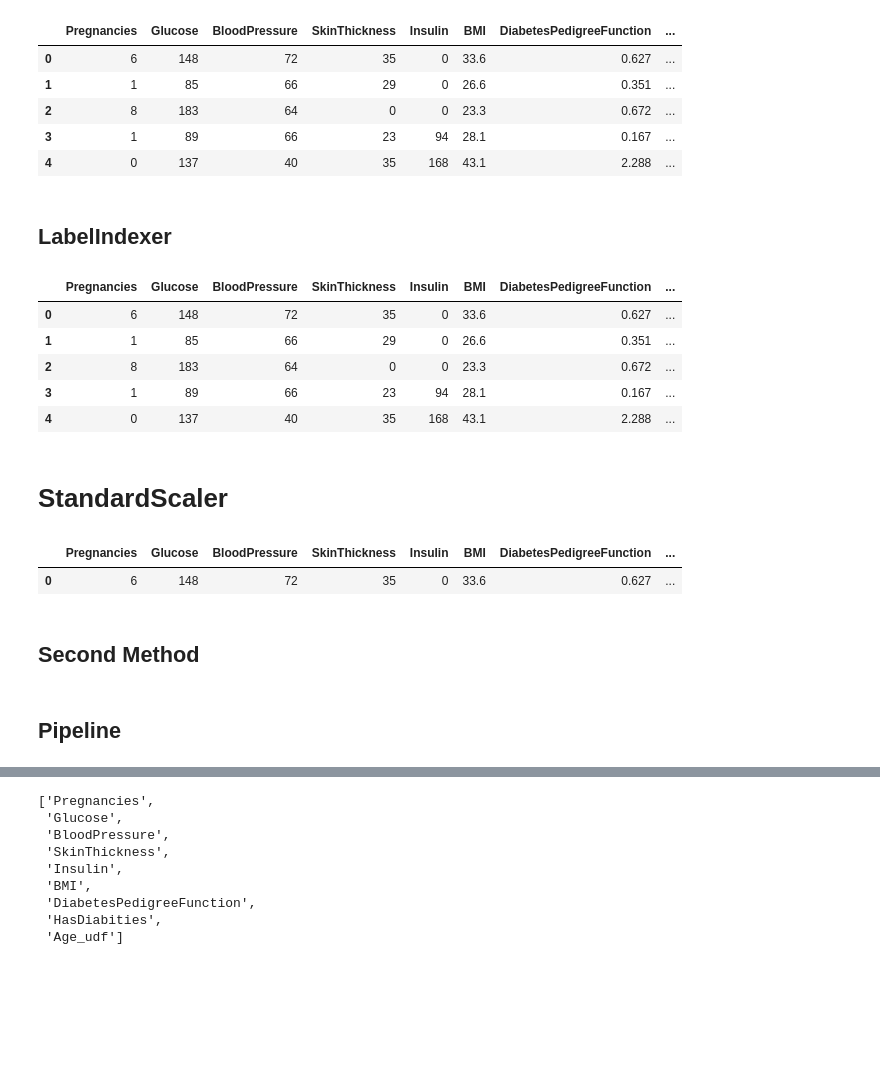
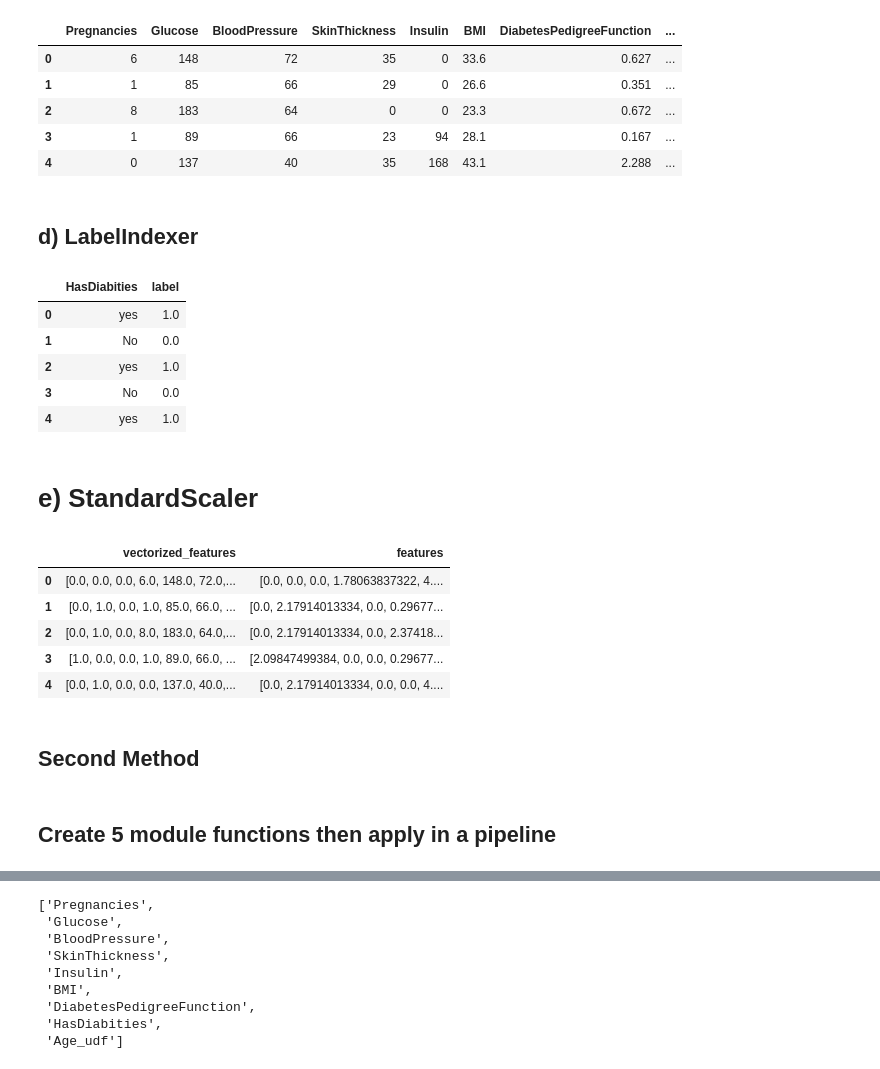
Before and after one commit to gogundur/Pyspark-Logistic-Regression, a Jupyter notebook: Pyspark/Pyspark Classification.ipynb, the cells around one changed output, grey strips where cells are left out. Cells and saved outputs as stored; diff of their text form; code cells hidden in the pictures; blank space fills up the shorter version.

```diff
--- a/Pyspark/Pyspark-Classification.ipynb
+++ b/Pyspark/Pyspark Classification.ipynb
@@ -262,8 +279,15 @@ encoder_df.toPandas().head()
+# %%
+import pandas as pd
+pd.set_option('display.max_colwidth', 80)
+pd.set_option('max_columns', 12)
 # %%
 assembler = VectorAssembler()\
-         .setInputCols (["Age_encoded","Pregnancies","Glucose","BloodPressure","SkinThickness",\
+         .setInputCols (["Age_encoded","Pregnancies","Glucose",
+                         "BloodPressure","SkinThickness",\
                          "Insulin","BMI","DiabetesPedigreeFunction"])\
          .setOutputCol ("vectorized_features")
+
+
 assembler_df=assembler.transform(encoder_df)
 assembler_df.toPandas().head()
 # %% [output]
@@ -274,37 +298,45 @@ assembler_df.toPandas().head()
 | 3 | 1 | 89 | 66 | 23 | 94 | 28.1 | 0.167 | ... |
 | 4 | 0 | 137 | 40 | 35 | 168 | 43.1 | 2.288 | ... |
 # %% [markdown]
-## LabelIndexer
+## d) LabelIndexer
 # %%
 label_indexer = StringIndexer()\
          .setInputCol ("HasDiabities")\
          .setOutputCol ("label")
+
 label_indexer_model=label_indexer.fit(assembler_df)
 label_indexer_df=label_indexer_model.transform(assembler_df)
-label_indexer_df.toPandas().head()
+
+label_indexer_df.select("HasDiabities","label").toPandas().head()
 # %% [output]
-|  | Pregnancies | Glucose | BloodPressure | SkinThickness | Insulin | BMI | DiabetesPedigreeFunction | ... |
-| 0 | 6 | 148 | 72 | 35 | 0 | 33.6 | 0.627 | ... |
-| 1 | 1 | 85 | 66 | 29 | 0 | 26.6 | 0.351 | ... |
-| 2 | 8 | 183 | 64 | 0 | 0 | 23.3 | 0.672 | ... |
-| 3 | 1 | 89 | 66 | 23 | 94 | 28.1 | 0.167 | ... |
-| 4 | 0 | 137 | 40 | 35 | 168 | 43.1 | 2.288 | ... |
+|  | HasDiabities | label |
+| 0 | yes | 1.0 |
+| 1 | No | 0.0 |
+| 2 | yes | 1.0 |
+| 3 | No | 0.0 |
+| 4 | yes | 1.0 |
 # %% [markdown]
-# StandardScaler
+# e) StandardScaler
 # %%
 scaler = StandardScaler()\
          .setInputCol ("vectorized_features")\
          .setOutputCol ("features")
+
 scaler_model=scaler.fit(label_indexer_df)
 scaler_df=scaler_model.transform(label_indexer_df)
-scaler_df.toPandas().head(1)
+pd.set_option('display.max_colwidth', 40)
+scaler_df.select("vectorized_features","features").toPandas().head(5)
 # %% [output]
-|  | Pregnancies | Glucose | BloodPressure | SkinThickness | Insulin | BMI | DiabetesPedigreeFunction | ... |
-| 0 | 6 | 148 | 72 | 35 | 0 | 33.6 | 0.627 | ... |
+|  | vectorized_features | features |
+| 0 | [0.0, 0.0, 0.0, 6.0, 148.0, 72.0,... | [0.0, 0.0, 0.0, 1.78063837322, 4.... |
+| 1 | [0.0, 1.0, 0.0, 1.0, 85.0, 66.0, ... | [0.0, 2.17914013334, 0.0, 0.29677... |
+| 2 | [0.0, 1.0, 0.0, 8.0, 183.0, 64.0,... | [0.0, 2.17914013334, 0.0, 2.37418... |
+| 3 | [1.0, 0.0, 0.0, 1.0, 89.0, 66.0, ... | [2.09847499384, 0.0, 0.0, 0.29677... |
+| 4 | [0.0, 1.0, 0.0, 0.0, 137.0, 40.0,... | [0.0, 2.17914013334, 0.0, 0.0, 4.... |
 # %% [markdown]
 ## Second Method
-# %% [markdown]
-## Pipeline
+# %% [markdown]
+##  Create 5 module functions then apply in a pipeline
 # %%
 pipeline_stages=Pipeline()\
                 .setStages([stringIndexer,encoder,assembler,label_indexer,scaler])
```
Also changed, not shown: parts of 35 cells of this notebook, 1 other file.
